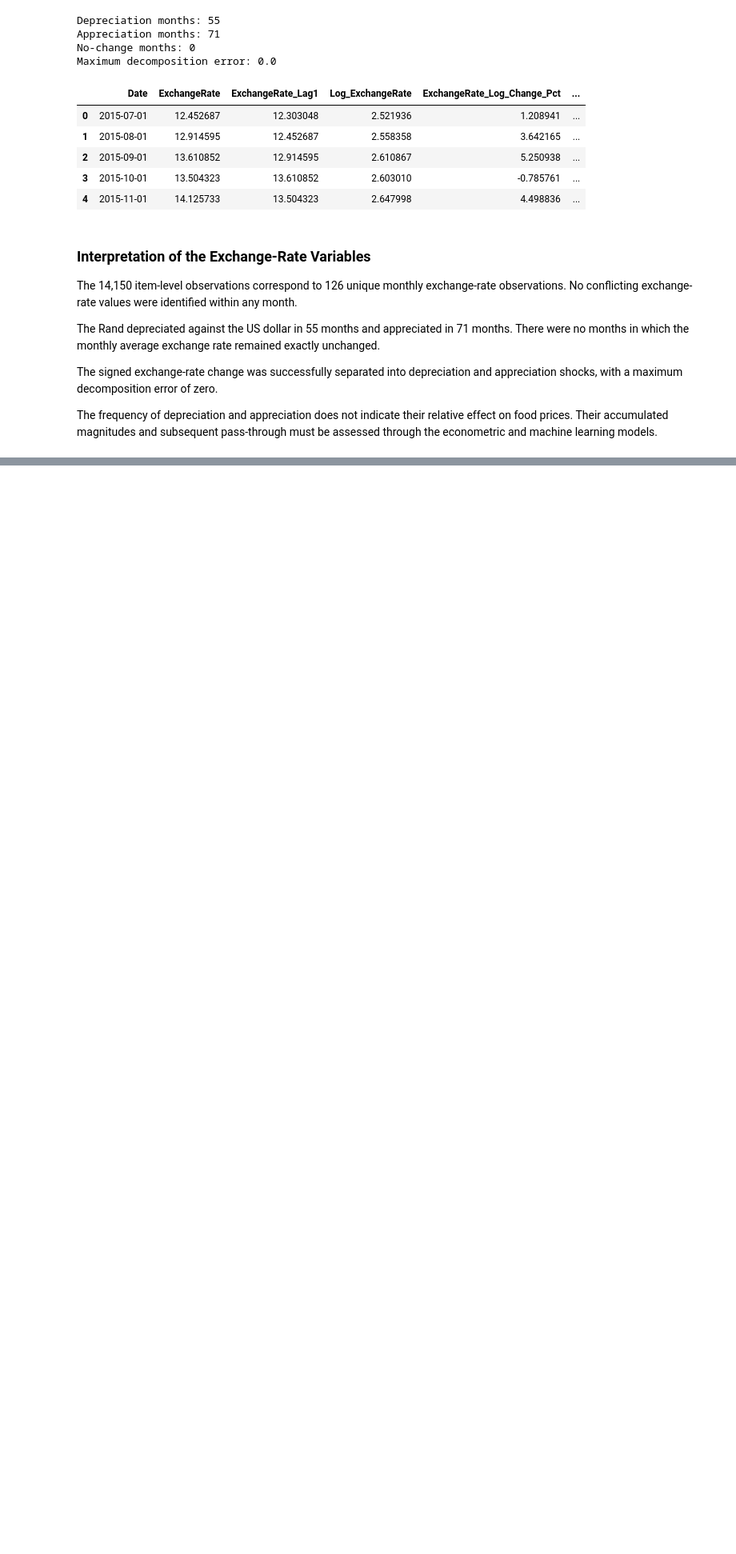
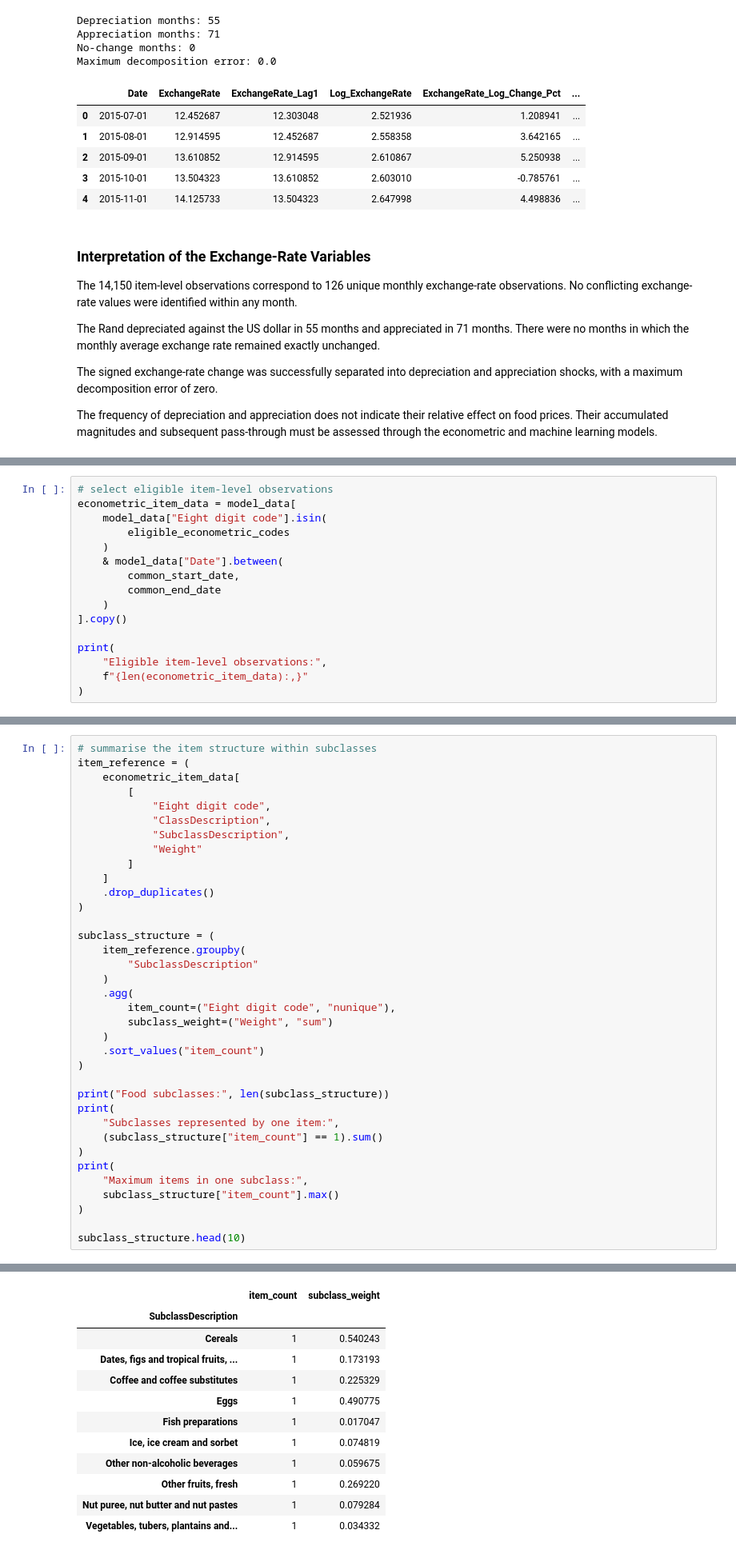
Before and after one commit to MasindiManaga/ERPT_ML_Research, a Jupyter notebook: notebooks/05_Modelling_Data_Preparation.ipynb, the cells around one changed output, grey strips where cells are left out. Shown at 80% size. Drawn from its saved outputs; the diff is of its cells as text; blank space fills up the shorter version.

Commit message:
Item Weights Interpretation

```diff
--- a/notebooks/05_Modelling_Data_Preparation.ipynb
+++ b/notebooks/05_Modelling_Data_Preparation.ipynb
@@ -677,0 +860,16 @@ The frequency of depreciation and appreciation does not indicate their relative
+# %%
+# select eligible item-level observations
+econometric_item_data = model_data[
+    model_data["Eight digit code"].isin(
+        eligible_econometric_codes
+    )
+    & model_data["Date"].between(
+        common_start_date,
+        common_end_date
+    )
+].copy()
+
+print(
+    "Eligible item-level observations:",
+    f"{len(econometric_item_data):,}"
+)
@@ -677,0 +915,37 @@ The frequency of depreciation and appreciation does not indicate their relative
+# %%
+# summarise the item structure within subclasses
+item_reference = (
+    econometric_item_data[
+        [
+            "Eight digit code",
+            "ClassDescription",
+            "SubclassDescription",
+            "Weight"
+        ]
+    ]
+    .drop_duplicates()
+)
+
+subclass_structure = (
+    item_reference.groupby(
+        "SubclassDescription"
+    )
+    .agg(
+        item_count=("Eight digit code", "nunique"),
+        subclass_weight=("Weight", "sum")
+    )
+    .sort_values("item_count")
+)
+
+print("Food subclasses:", len(subclass_structure))
+print(
+    "Subclasses represented by one item:",
+    (subclass_structure["item_count"] == 1).sum()
+)
+print(
+    "Maximum items in one subclass:",
+    subclass_structure["item_count"].max()
+)
+
+subclass_structure.head(10)
+# %% [output]
@@ -677,0 +955,12 @@ The frequency of depreciation and appreciation does not indicate their relative
+|  | item_count | subclass_weight |
+| SubclassDescription |  |  |
+| Cereals | 1 | 0.540243 |
+| Dates, figs and tropical fruits, ... | 1 | 0.173193 |
+| Coffee and coffee substitutes | 1 | 0.225329 |
+| Eggs | 1 | 0.490775 |
+| Fish preparations | 1 | 0.017047 |
+| Ice, ice cream and sorbet | 1 | 0.074819 |
+| Other non-alcoholic beverages | 1 | 0.059675 |
+| Other fruits, fresh | 1 | 0.269220 |
+| Nut puree, nut butter and nut pastes | 1 | 0.079284 |
+| Vegetables, tubers, plantains and... | 1 | 0.034332 |
```
Also changed, not shown: parts of 12 cells of this notebook.
